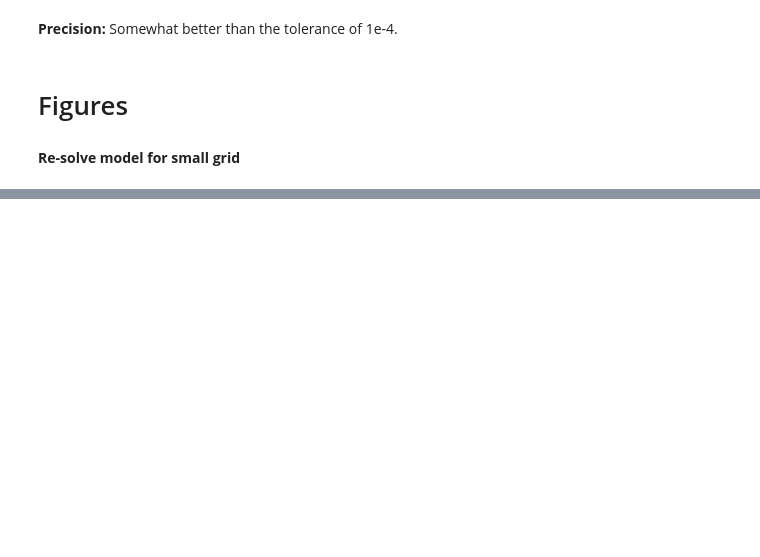
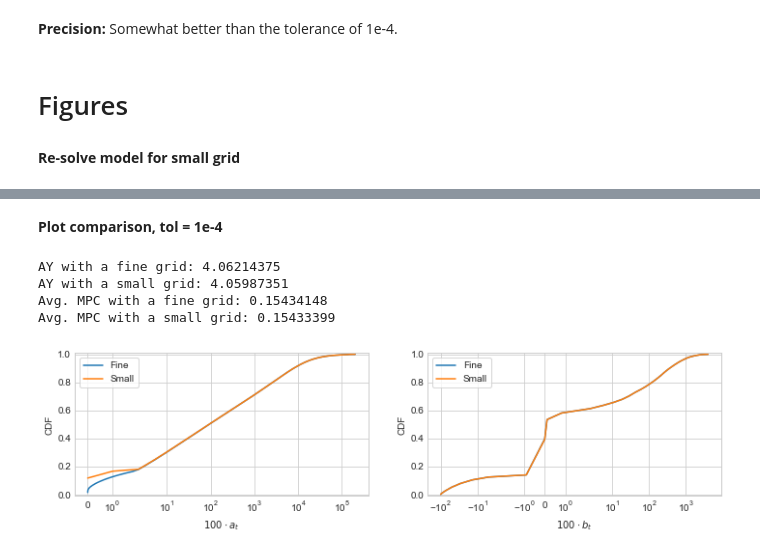
Before and after one commit to EmilHP/HANKPY, a Jupyter notebook: 06 - Adaptive tensor product grids.ipynb, the cells around one changed output, grey strips where cells are left out. Cells and saved outputs as stored; diff of their text form; code cells hidden in the pictures; blank space fills up the shorter version.

```diff
--- a/06 - Adaptive tensor product grids.ipynb
+++ b/06 - Adaptive tensor product grids.ipynb
@@ -237,0 +239,34 @@ Avg. MPC with a small grid: 0.15433399
+# %% [markdown]
+**Plot comparison, tol = 1e-4**
+# %%
+fig = plt.figure(figsize=(12,6))
+
+ax = fig.add_subplot(2,2,1)
+ax.set_xscale('symlog')
+ax.plot(model_fine.par.grid_a*100,model_fine.moms['a_margcum'])
+ax.plot(model_small.par.grid_a*100,model_small.moms['a_margcum'])
+ax.set_xlabel('$100 \cdot a_t$')
+ax.set_ylabel(f'CDF')
+ax.set_ylim([-0.01,1.01])
+ax.legend(['Fine','Small'],frameon=True)
+
+ax = fig.add_subplot(2,2,2)
+ax.set_xscale('symlog')
+ax.plot(model_fine.par.grid_b*100,model_fine.moms['b_margcum'])
+ax.plot(model_small.par.grid_b*100,model_small.moms['b_margcum'])
+ax.set_xlabel('$100 \cdot b_t$')
+ax.set_ylabel(f'CDF')
+ax.set_ylim([-0.01,1.01])
+ax.legend(['Fine','Small'],frameon=True)
+
+print(f"AY with a fine grid: {model_fine.moms['AY']:.8f}")
+print(f"AY with a small grid: {model_small.moms['AY']:.8f}")
+
+print(f"Avg. MPC with a fine grid: {model_fine.moms['MPC']:.8f}")
+print(f"Avg. MPC with a small grid: {model_small.moms['MPC']:.8f}")
+# %% [output]
+AY with a fine grid: 4.06214375
+AY with a small grid: 4.05987351
+Avg. MPC with a fine grid: 0.15434148
+Avg. MPC with a small grid: 0.15433399
+[figure, added]
```
Also changed, not shown: parts of 9 cells of this notebook, 2 other files.
